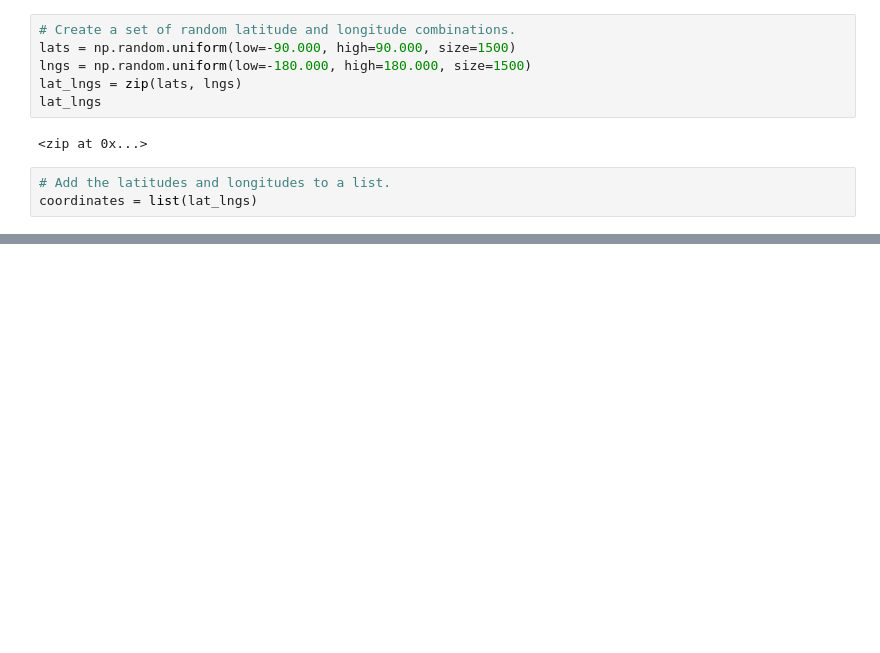
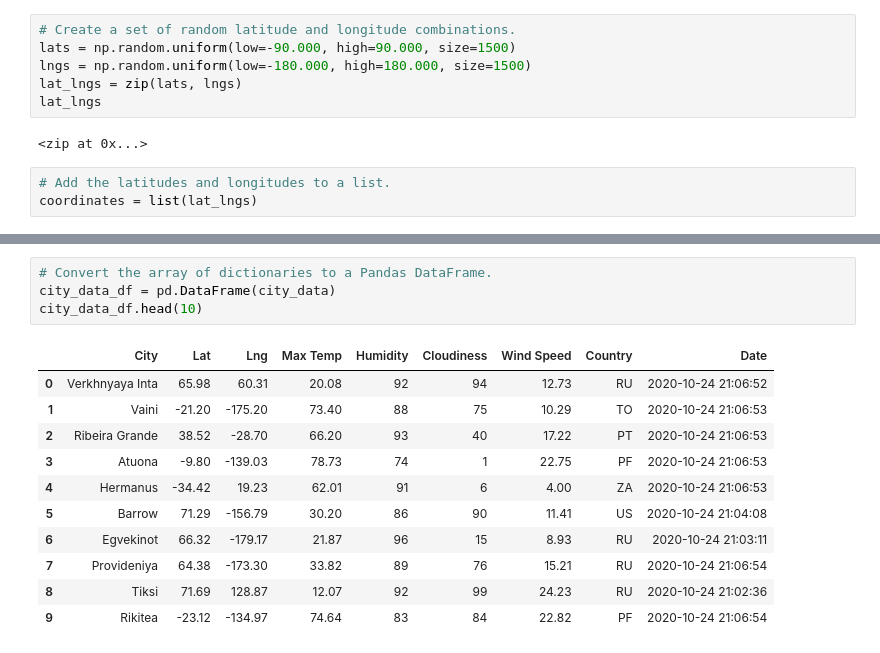
Before and after one commit to holleyvoegtle/World_Weather_Analysis, a Jupyter notebook: WeatherPy.ipynb, the cells around one changed output, grey strips where cells are left out. Cells and saved outputs as stored; diff of their text form; blank space fills up the shorter version.

```diff
--- a/WeatherPy.ipynb
+++ b/WeatherPy.ipynb
@@ -31,0 +125,16 @@ len(cities)
+# %%
+# Convert the array of dictionaries to a Pandas DataFrame.
+city_data_df = pd.DataFrame(city_data)
+city_data_df.head(10)
+# %% [output]
+|  | City | Lat | Lng | Max Temp | Humidity | Cloudiness | Wind Speed | Country | Date |
+| 0 | Verkhnyaya Inta | 65.98 | 60.31 | 20.08 | 92 | 94 | 12.73 | RU | 2020-10-24 21:06:52 |
+| 1 | Vaini | -21.20 | -175.20 | 73.40 | 88 | 75 | 10.29 | TO | 2020-10-24 21:06:53 |
+| 2 | Ribeira Grande | 38.52 | -28.70 | 66.20 | 93 | 40 | 17.22 | PT | 2020-10-24 21:06:53 |
+| 3 | Atuona | -9.80 | -139.03 | 78.73 | 74 | 1 | 22.75 | PF | 2020-10-24 21:06:53 |
+| 4 | Hermanus | -34.42 | 19.23 | 62.01 | 91 | 6 | 4.00 | ZA | 2020-10-24 21:06:53 |
+| 5 | Barrow | 71.29 | -156.79 | 30.20 | 86 | 90 | 11.41 | US | 2020-10-24 21:04:08 |
+| 6 | Egvekinot | 66.32 | -179.17 | 21.87 | 96 | 15 | 8.93 | RU | 2020-10-24 21:03:11 |
+| 7 | Provideniya | 64.38 | -173.30 | 33.82 | 89 | 76 | 15.21 | RU | 2020-10-24 21:06:54 |
+| 8 | Tiksi | 71.69 | 128.87 | 12.07 | 92 | 99 | 24.23 | RU | 2020-10-24 21:02:36 |
+| 9 | Rikitea | -23.12 | -134.97 | 74.64 | 83 | 84 | 22.82 | PF | 2020-10-24 21:06:54 |
```
Also changed, not shown: parts of 7 cells of this notebook, 3 other files.
